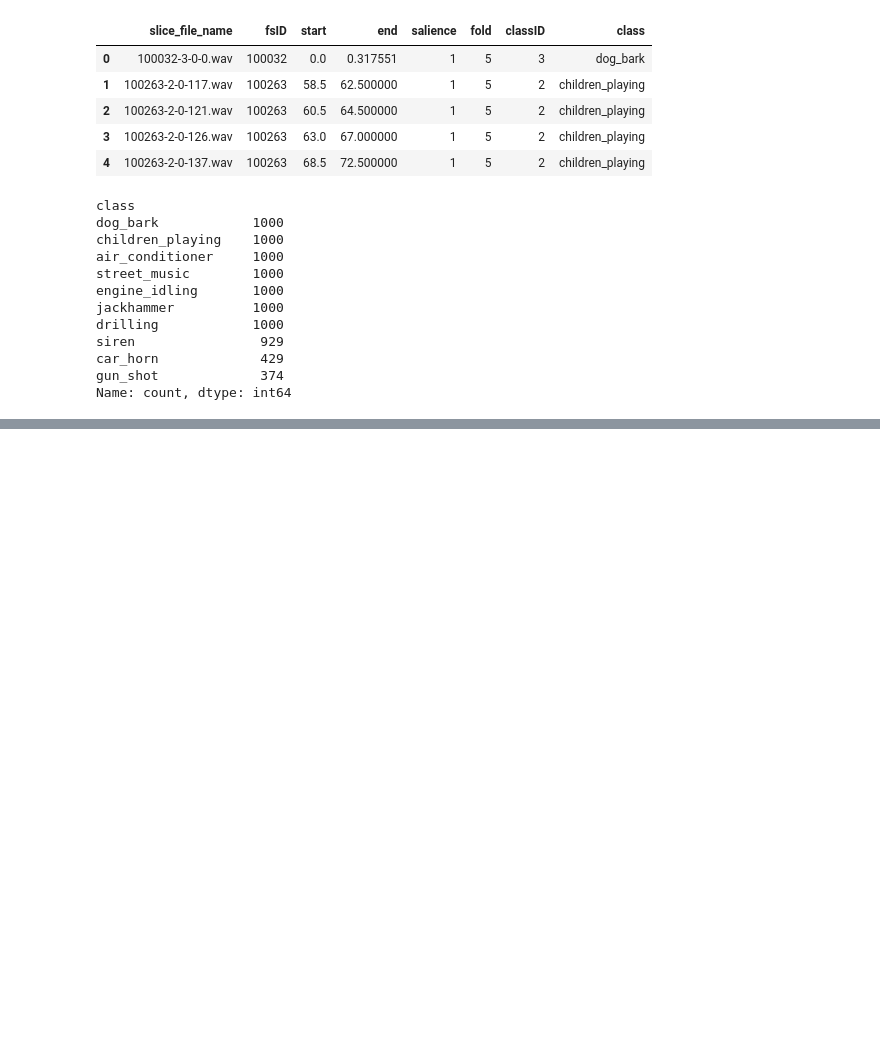
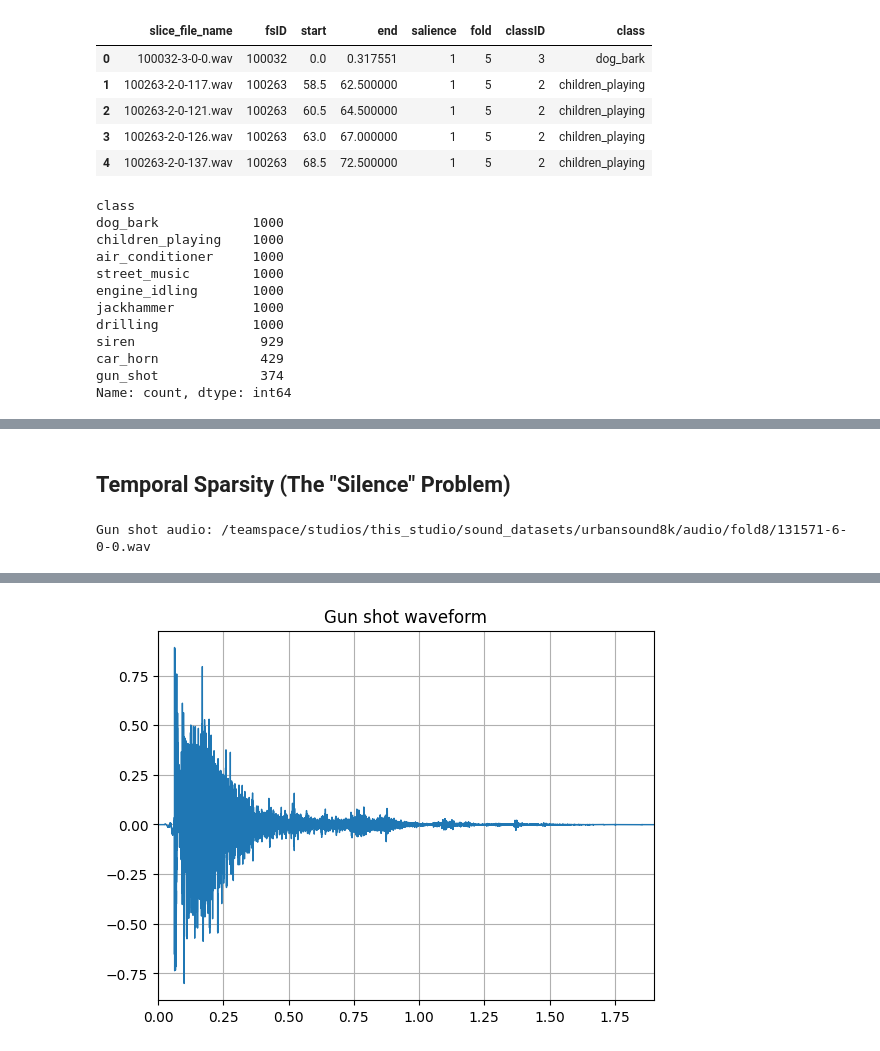
Before and after one commit to zeerafle/urbansound, a Jupyter notebook: notebooks/data_exploration.ipynb, the cells around one changed output, grey strips where cells are left out. Drawn from its saved outputs; the diff is of its cells as text; code cells hidden in the pictures; blank space fills up the shorter version.

```diff
--- a/notebooks/data_exploration.ipynb
+++ b/notebooks/data_exploration.ipynb
@@ -36,0 +150,14 @@ Name: count, dtype: int64
+# %% [markdown]
+## Temporal Sparsity (The "Silence" Problem)
+# %%
+gun_shot_idx = metadata_df[metadata_df["class"] == "gun_shot"].index[5]
+gun_shot_audio = os.path.join(AUDIO_DIR, f"fold{metadata_df.iloc[gun_shot_idx, 5]}", metadata_df.iloc[gun_shot_idx, 0])
+print(f"Gun shot audio: {gun_shot_audio}")
+
+gun_shot_waveform, gun_shot_sr = torchaudio.load(gun_shot_audio)
+
+fig, ax = plt.subplots(1, 1)
+plot_waveform(gun_shot_waveform, gun_shot_sr, title="Gun shot waveform", ax=ax)
+Audio(gun_shot_waveform.numpy(), rate=gun_shot_sr)
+# %% [output]
+Gun shot audio: /teamspace/studios/this_studio/sound_datasets/urbansound8k/audio/fold8/131571-6-0-0.wav
@@ -36,0 +165 @@ Name: count, dtype: int64
+[figure, added]
```
Also changed, not shown: parts of 9 cells of this notebook, 6 other files.
